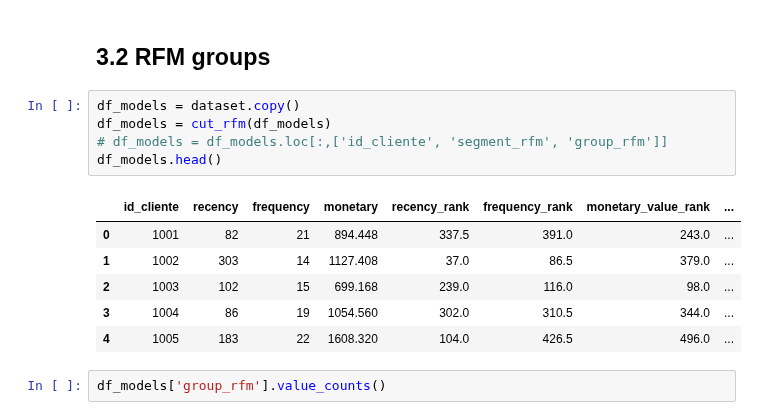
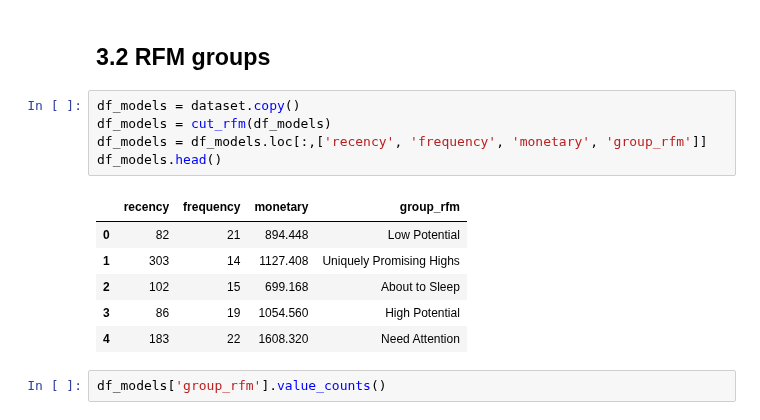
Before and after one commit to oecorrechag/Project-Australia, a Jupyter notebook: notebooks/3.0_models.ipynb, the cells around one changed output. Saved outputs shown, nothing was run; the diff lists cells and outputs as text.

```diff
--- a/notebooks/3.0_models.ipynb
+++ b/notebooks/3.0_models.ipynb
@@ -47,15 +48,15 @@ dataset.head()
 # %%
 df_models = dataset.copy()
 df_models = cut_rfm(df_models)
-# df_models = df_models.loc[:,['id_cliente', 'segment_rfm', 'group_rfm']]
+df_models = df_models.loc[:,['recency', 'frequency', 'monetary', 'group_rfm']]
 df_models.head()
 # %% [output]
-|  | id_cliente | recency | frequency | monetary | recency_rank | frequency_rank | monetary_value_rank | ... |
-| 0 | 1001 | 82 | 21 | 894.448 | 337.5 | 391.0 | 243.0 | ... |
-| 1 | 1002 | 303 | 14 | 1127.408 | 37.0 | 86.5 | 379.0 | ... |
-| 2 | 1003 | 102 | 15 | 699.168 | 239.0 | 116.0 | 98.0 | ... |
-| 3 | 1004 | 86 | 19 | 1054.560 | 302.0 | 310.5 | 344.0 | ... |
-| 4 | 1005 | 183 | 22 | 1608.320 | 104.0 | 426.5 | 496.0 | ... |
+|  | recency | frequency | monetary | group_rfm |
+| 0 | 82 | 21 | 894.448 | Low Potential |
+| 1 | 303 | 14 | 1127.408 | Uniquely Promising Highs |
+| 2 | 102 | 15 | 699.168 | About to Sleep |
+| 3 | 86 | 19 | 1054.560 | High Potential |
+| 4 | 183 | 22 | 1608.320 | Need Attention |
 # %%
 df_models['group_rfm'].value_counts()
 # %% [output]
```
Also changed, not shown: parts of 7 cells of this notebook.
